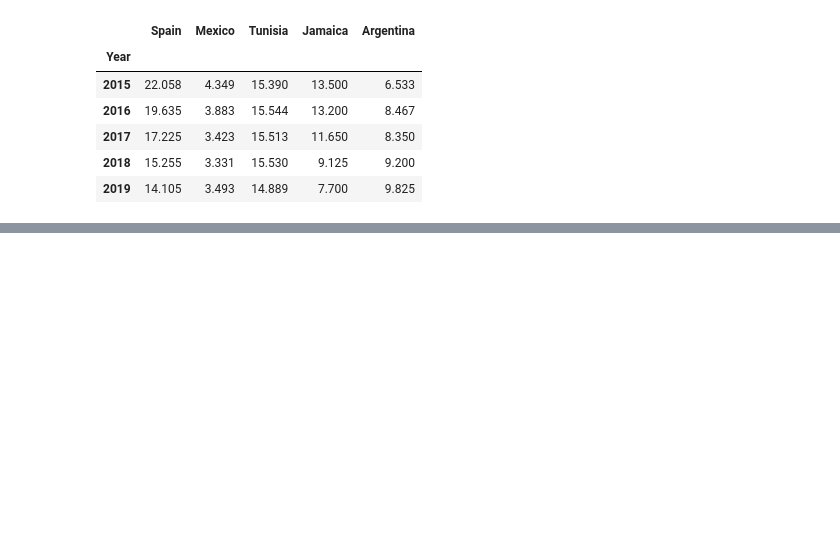
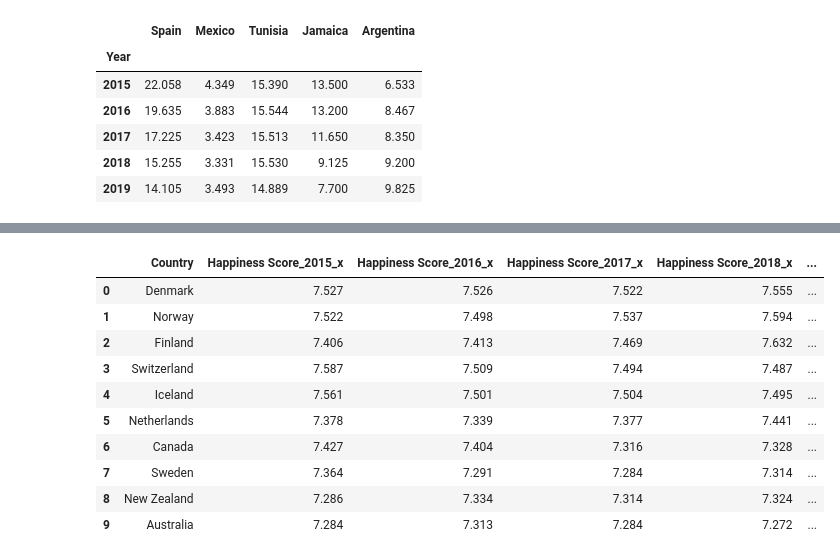
Before and after one commit to reginesgit/Factors-Contributing-to-a-Countrys-Happiness, a Jupyter notebook: Unemployment/Unemployment_Visuals.ipynb, the cells around one changed output, grey strips where cells are left out. Saved outputs shown, nothing was run; the diff lists cells and outputs as text; code cells hidden in the pictures; blank space fills up the shorter version.

```diff
--- a/Unemployment/Unemployment_Visuals.ipynb
+++ b/Unemployment/Unemployment_Visuals.ipynb
@@ -259,0 +265,5 @@ plt.legend(handles=[country_1, country_2, country_3, country_4, country_5], loc=
+# %%
+# Pull in average happiness data
+top_happiness_file = "../Happiness/Resources/happiness_top10.csv"
+top_happiness_df = pd.read_csv(top_happiness_file, encoding = "UTF-8")
+top_happiness_df.head()
@@ -259,0 +277,17 @@ plt.legend(handles=[country_1, country_2, country_3, country_4, country_5], loc=
+# %%
+# Merge DataFrames to get unemployment information for countries in happiness sample
+top10_unemp_merged_df = top_happiness_df.merge(happ_unemp_updated_df, how = 'inner', \
+                                                   on = 'Country')
+top10_unemp_merged_df
+# %% [output]
+|  | Country | Happiness Score_2015_x | Happiness Score_2016_x | Happiness Score_2017_x | Happiness Score_2018_x | ... |
+| 0 | Denmark | 7.527 | 7.526 | 7.522 | 7.555 | ... |
+| 1 | Norway | 7.522 | 7.498 | 7.537 | 7.594 | ... |
+| 2 | Finland | 7.406 | 7.413 | 7.469 | 7.632 | ... |
+| 3 | Switzerland | 7.587 | 7.509 | 7.494 | 7.487 | ... |
+| 4 | Iceland | 7.561 | 7.501 | 7.504 | 7.495 | ... |
+| 5 | Netherlands | 7.378 | 7.339 | 7.377 | 7.441 | ... |
+| 6 | Canada | 7.427 | 7.404 | 7.316 | 7.328 | ... |
+| 7 | Sweden | 7.364 | 7.291 | 7.284 | 7.314 | ... |
+| 8 | New Zealand | 7.286 | 7.334 | 7.314 | 7.324 | ... |
+| 9 | Australia | 7.284 | 7.313 | 7.284 | 7.272 | ... |
```
Also changed, not shown: parts of 17 cells of this notebook, 3 other files.
